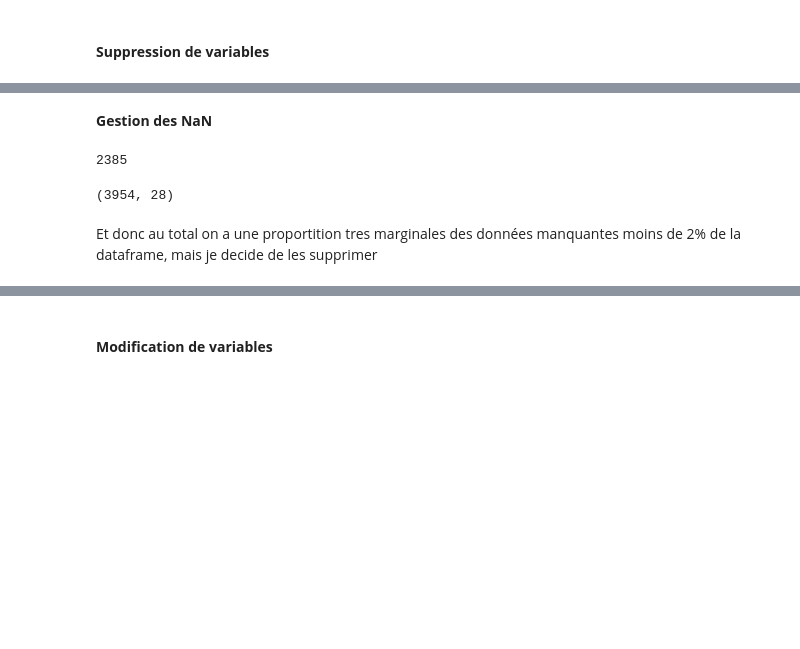
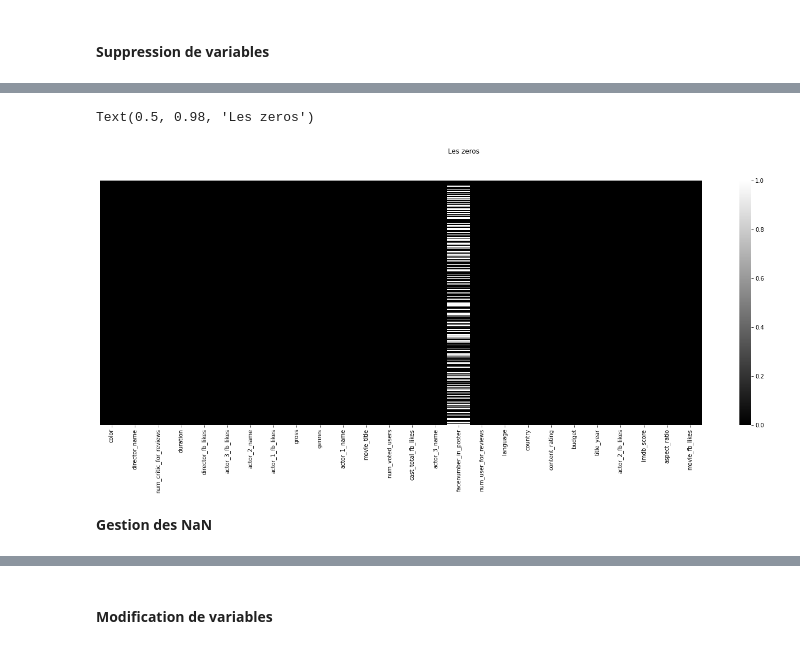
Before and after one commit to adjanorpro18/IA-Modelisation, a Jupyter notebook: Projets/Projet P4 - Révisions ML du preprocessing au template/Projet P4 - revisions ML.ipynb, the cells around one changed output, grey strips where cells are left out. Drawn from its saved outputs; the diff is of its cells as text; code cells hidden in the pictures; blank space fills up the shorter version.

```diff
--- a/Projets/Projet P4 - Révisions ML du preprocessing au template/Projet P4 - revisions ML.ipynb
+++ b/Projets/Projet P4 - Révisions ML du preprocessing au template/Projet P4 - revisions ML.ipynb
@@ -157,14 +162,13 @@ Pour les valeurs 0, je pense les garder étant donné que les colonnes concerné
+# %%
+# Remplacement des zeros par des NaN sur toutes les colonnes sauf celle de 'fecenumber_in_poster'
+cols = df.columns[(df==0).any()].drop('facenumber_in_poster')
+df[cols]= df[cols].replace(0, np.nan)
+# %%
+fig = plt.figure(figsize=(24,8))
+sns.heatmap(df == 0, yticklabels=False, cmap='gray')
+plt.suptitle('Les zeros')
+# %% [output]
+Text(0.5, 0.98, 'Les zeros')
+[figure, added]
 # %% [markdown]
 **Gestion des NaN**
-# %%
-nan_value = df_without_dubs.isnull().sum().sum()
-nan_value
-# %% [output]
-2385
-# %%
-df = df_without_dubs.dropna()
-df.shape
-# %% [output]
-(3954, 28)
-# %% [markdown]
-Et donc au total on a une proportition tres marginales des données manquantes moins de 2% de la dataframe, mais je decide de les supprimer
```
Also changed, not shown: parts of 42 cells of this notebook.
